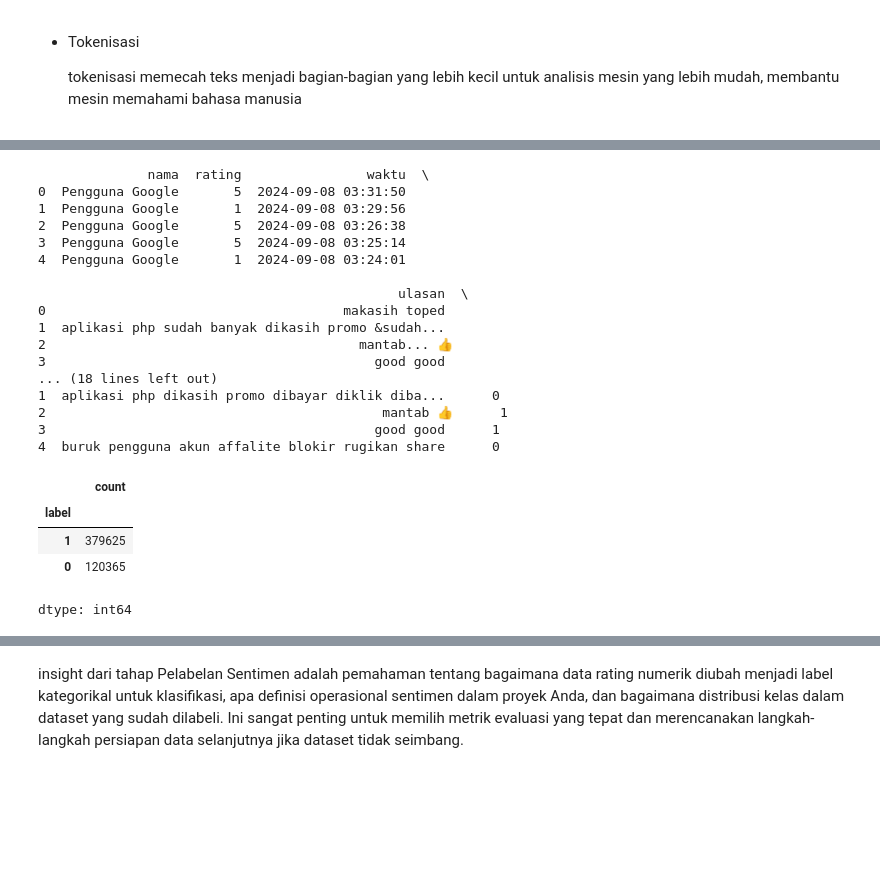
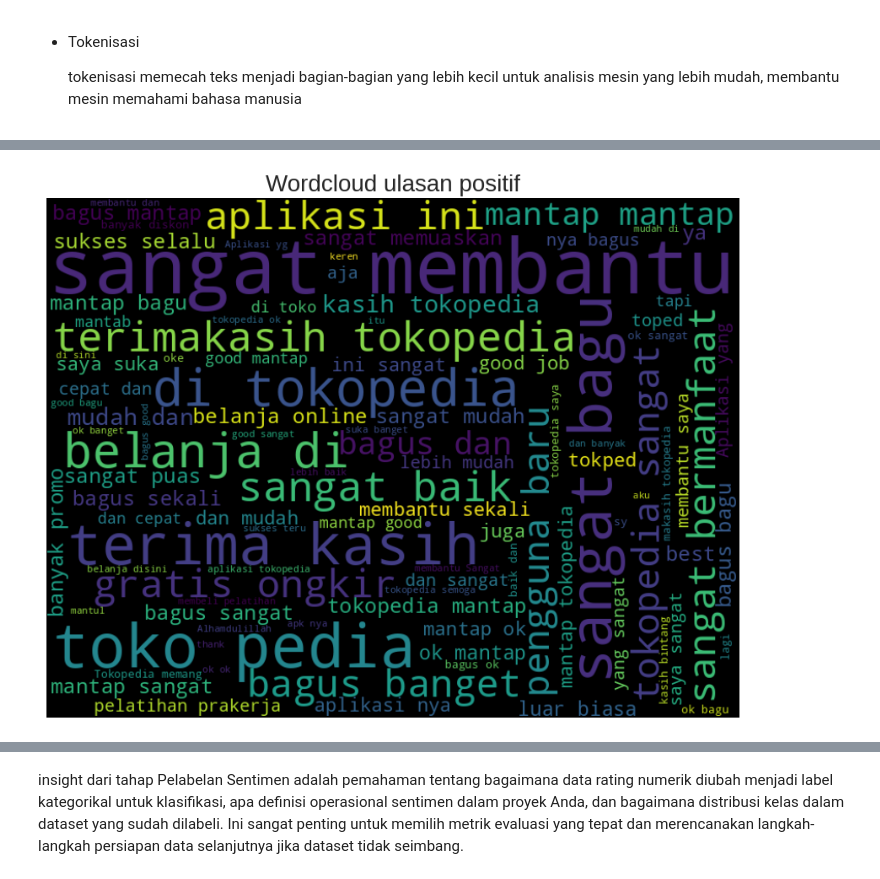
Before and after one commit to Mutasar/Proyek_Analisis_Sentimen, a Jupyter notebook: Analisa_Sentimen_Ulasan_Aplikasi_Tokopedia_di_Playstore.ipynb, the cells around one changed output, grey strips where cells are left out. Cells and saved outputs as stored; diff of their text form; code cells hidden in the pictures; blank space fills up the shorter version.

```diff
--- a/Analisa_Sentimen_Ulasan_Aplikasi_Tokopedia_di_Playstore.ipynb
+++ b/Analisa_Sentimen_Ulasan_Aplikasi_Tokopedia_di_Playstore.ipynb
@@ -273,12 +267,3 @@ def tokenize_and_remove_stopwords(text):
     tokens = word_tokenize(text)
     filtered_tokens = [word for word in tokens if word not in stop_words]
     return filtered_tokens # Mengembalikan list token
-
-# Terapkan fungsi ini ke kolom 'ulasan_bersih' untuk mendapatkan list token
-df['ulasan_tokens'] = df['ulasan_bersih'].apply(tokenize_and_remove_stopwords)
-
-# Sekarang kolom 'ulasan_tokens' berisi list token untuk setiap ulasan
-print(df[['ulasan_bersih', 'ulasan_tokens']].head())
-
-# Jika Anda perlu teks lagi (misalnya untuk TF-IDF), gabungkan token kembali
-df['ulasan_token_string'] = df['ulasan_tokens'].apply(lambda tokens: " ".join(tokens))
@@ -319,6 +269,0 @@ memory usage: 26.7+ MB
-# %%
-# Buat dataframe baru untuk menampung data yang sudah dilakukan preprocessing
-df = df.copy()
-# %%
-# Buat dataframe baru untuk menampung data yang sudah dilakukan preprocessing
-df['ulasan'] = df['ulasan'].str.lower()
@@ -343,29 +324,26 @@ df['label'] = df['rating'].apply(get_label)
-# %%
-print(df.head())
-# %% [output]
-              nama  rating                waktu  \
-0  Pengguna Google       5  2024-09-08 03:31:50
-1  Pengguna Google       1  2024-09-08 03:29:56
-2  Pengguna Google       5  2024-09-08 03:26:38
-3  Pengguna Google       5  2024-09-08 03:25:14
-4  Pengguna Google       1  2024-09-08 03:24:01
-
-                                              ulasan  \
-0                                      makasih toped
-1  aplikasi php sudah banyak dikasih promo &sudah...
-2                                        mantab... 👍
-3                                          good good
-... (18 lines left out)
-1  aplikasi php dikasih promo dibayar diklik diba...      0
-2                                           mantab 👍      1
-3                                          good good      1
-4  buruk pengguna akun affalite blokir rugikan share      0
-# %%
-# menghitung distribusi label
-df["label"].value_counts()
-# %% [output]
-|  | count |
-| label |  |
-| 1 | 379625 |
-| 0 | 120365 |
-dtype: int64
+# %%
+
+from wordcloud import WordCloud
+import matplotlib.pyplot as plt
+
+# Split the dataframe into positive and negative based on the 'label' column
+df_vis_pos = df[df['label'] == 1]  # Use label 1 for positive
+df_vis_neg = df[df['label'] == 0]  # Use label 0 for negative
+
+# Create WordCloud plot for positive reviews
+txt_pos = ' '.join(rev for rev in df_vis_pos['ulasan'].astype(str)) # Use the actual review text
+plt.figure(figsize=(15,8))
+wordcloud_pos = WordCloud(
+            background_color = 'black',
+            max_font_size = 100,
+            max_words = 100,
+            width = 800,
+            height = 600
+            ).generate(txt_pos) # Generate from the positive text
+
+plt.imshow(wordcloud_pos,interpolation = 'bilinear')
+plt.axis('off')
+plt.title(label="Wordcloud ulasan positif", fontsize=20)
+plt.show()
+# %% [output]
+[figure, added]
```
Also changed, not shown: parts of 34 cells of this notebook.
